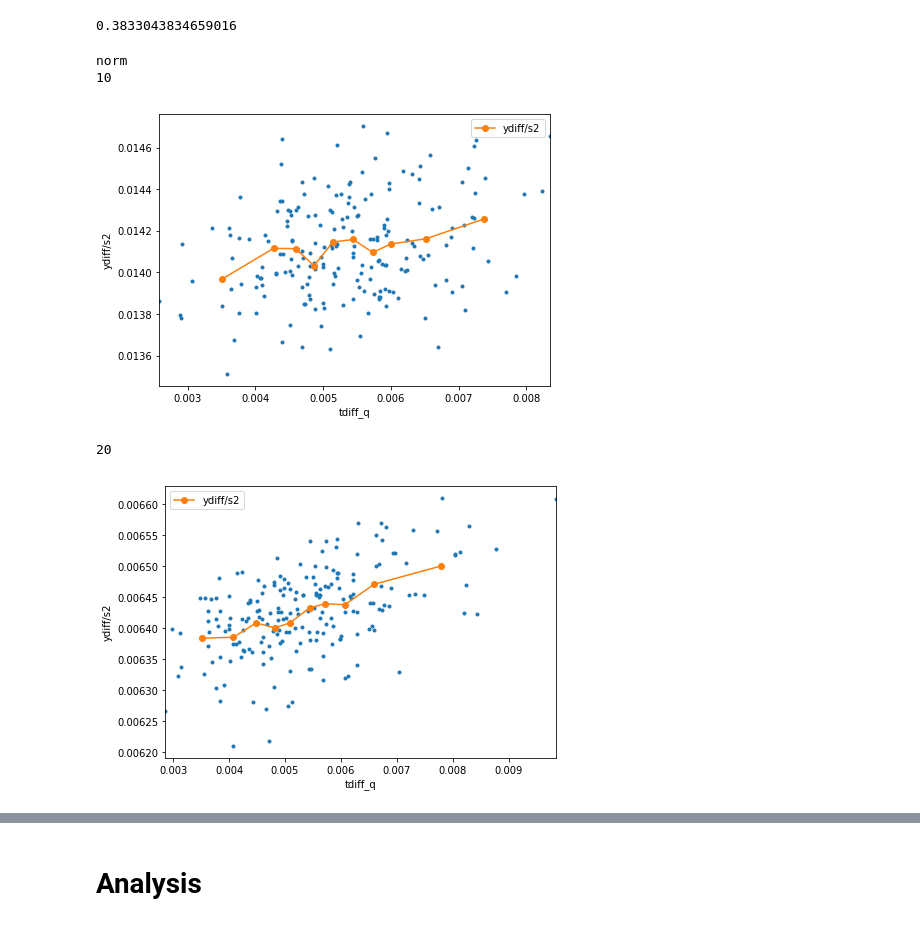
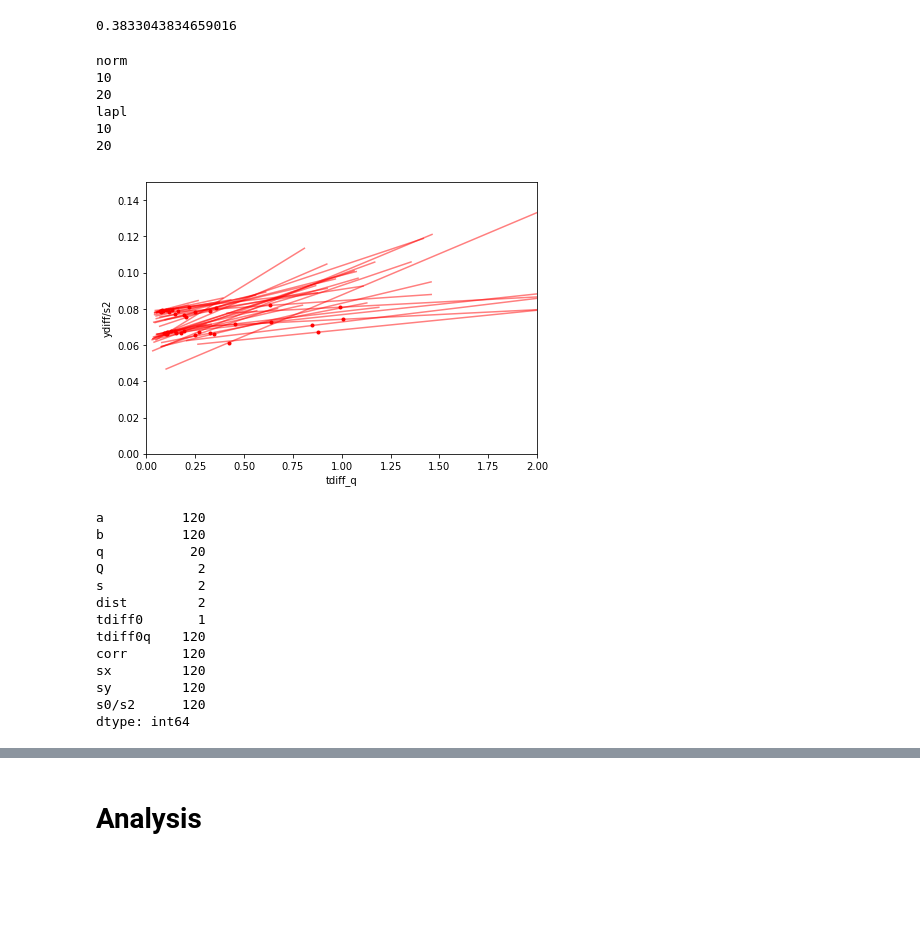
Before and after one commit to matuteiglesias/French_exports_bkp, a Jupyter notebook: code/notebooks/Partial dependence Computation - 2.ipynb, the cells around one changed output, grey strips where cells are left out. Cells and saved outputs as stored; diff of their text form; code cells hidden in the pictures; blank space fills up the shorter version.

Commit message:
Added user created data

```diff
--- a/code/notebooks/Partial dependence Computation - 2.ipynb
+++ b/code/notebooks/Partial dependence Computation - 2.ipynb
@@ -26,7 +26,7 @@ df_xy_list = []
 var_diff_i_list = []
 sizes = 'logn90'
 
-for dist in ['norm']:#, 'lapl']:
+for dist in ['norm', 'lapl']:
     print(dist)
     # Load previously simulated
     filename = './../../data/processed/exp_var_'+dist+'_1s_'+sizes+'.csv'
@@ -56,7 +56,7 @@ for dist in ['norm']:#, 'lapl']:
     t0f = s_dist_grouped[['max']].quantile(.3).values
     dist_s_t0_levels = (t0i + np.arange(0, 1, t0D)*(t0f - t0i)).round(4)
 
-    for s in [0.1, 0.2]:#df.s.unique():
+    for s in [0.2, 0.4]:#df.s.unique():
         df_ = df.loc[df.s == s]
 
         ###
@@ -172,7 +158,7 @@ df_xy_list = []
 var_diff_i_list = []
 sizes = 'logn90'
 
-for dist in ['norm']:#, 'lapl']:
+for dist in ['norm', 'lapl']:
     print(dist)
     # Load previously simulated
     filename = './../../data/processed/exp_var_'+dist+'_1s_'+sizes+'.csv'
@@ -203,7 +189,7 @@ for dist in ['norm']:#, 'lapl']:
 #     dist_s_t0_levels = (t0i + np.arange(0, 1, t0D)*(t0f - t0i)).round(4)
     dist_s_t0_levels = np.array(['median'])
 
-    for s in [0.1, 0.2]:#df.s.unique():
+    for s in [0.2, 0.4]:#df.s.unique():
         df_ = df.loc[df.s == s]
 
         ###
@@ -282,7 +268,8 @@ df_xy['var_t0/s2'] = df_xy['var_t0']/(df_xy.s)**2
 df_xy['var_diff_t0/s2'] = df_xy['var_diff_t0']/(df_xy.s)**2
 
 # df_xy['t0'] = df_xy.t0.round(4)
-df_xy[hvar0] = df_xy[hvar0].round(4)
-df_xy.to_csv('./../../data/processed/20190715_depce_test_'+sizes+'_diff_mediant0.csv')
+# df_xy[hvar0] = df_xy[hvar0].round(4)
+# df_xy.to_csv('./../../data/processed/20190715_depce_test_'+sizes+'_diff_mediant0.csv')
+df_xy.to_csv('./../../data/processed/20190718_depce_test_'+sizes+'_diff_mediant0.csv')
 # %% [output]
 norm
@@ -353,6 +340,9 @@ Name: s, dtype: object
 xvar = 'tdiff_qi'
 yvar = 'ydiff/s2'
 t0var = 'tdiff0'
+
+
+fig, ax = plt.subplots(1, figsize = (7, 5))
 
 fits1 = []
 fits2 = []
@@ -360,44 +350,53 @@ for dist in df_xy.dist.unique():
     print(dist)
     df_xy_d = df_xy.loc[df_xy.dist == dist]
     for Q in df_xy.Q.unique():
         print(Q)
         df_xy_dQ = df_xy_d.loc[df_xy_d.Q == Q]
-        fig, ax = plt.subplots(1, figsize = (7, 5))
         for s in df_xy.s.unique():
             df_xy_dQs = df_xy_dQ.loc[df_xy_dQ.s == s]
             for q in range(Q):
 
                 df_xy_dQqs = df_xy_dQs.loc[df_xy_dQs.q == q]
                 for t0 in df_xy_dQqs[hvar0].unique():
                     df_xy_dQqs0 = df_xy_dQqs.loc[df_xy_dQqs[hvar0] == t0]
                     t0q = df_xy_dQqs0.tdiff0q.unique()[0] # There should be only one value for all the i's with this q
 
                     x = df_xy_dQqs0[xvar]
                     y = df_xy_dQqs0[yvar]
+                    corrcoef = np.corrcoef(x, y)[0, 1]
 
                     line = np.polyfit(x, y, 1)
                     curv = np.polyfit(x, y, 2)
 
-                    fits1 += [np.hstack((line, [q, Q, s, dist, t0, t0q]))]
-                    fits2 += [np.hstack((curv, [q, Q, s, dist, t0, t0q]))]
+                    fits1 += [np.hstack((line, [q, Q, s, dist, t0, t0q, corrcoef, x.std(), y.std()]))]
+                    fits2 += [np.hstack((curv, [q, Q, s, dist, t0, t0q, corrcoef, x.std(), y.std()]))]
 
                     df_xy_q = df_xy.loc[df_xy.q == q]
 
-                if (s, q) == (.1, 1):
+                if (s, Q) == (.4, 20):
+#                 if s == .4:
                     df_xy_dQqs0 = df_xy_dQqs.loc[df_xy_dQqs[hvar0] == df_xy_dQqs[hvar0].unique()[0]]
-                    ax.plot(df_xy_dQqs0[xvar], df_xy_dQqs0[yvar], '.', alpha = 1)
-                    bin_mean = df_xy_dQqs0.groupby(pd.qcut(df_xy_dQqs0[xvar], 10)).mean()
-                    bin_mean.plot(xvar, yvar, marker = 'o', ax = ax)
 
-                    # ax.set_xlim(min(x), max(x))
-                    # ax.set_ylim(min(y), max(y))
+#                     ax.plot(df_xy_dQqs0[xvar], df_xy_dQqs0[yvar], '.', alpha = .5)
+
+                    xfit = np.arange(x.min(), x.max(), .01)
+                    ax.plot(xfit, xfit*line[0] + line[1], c = 'r', alpha = .5)
+                    ax.scatter(x.median(), x.median()*line[0] + line[1], c = 'r', marker = '.')
+
+#                     bin_mean = df_xy_dQqs0.groupby(pd.qcut(df_xy_dQqs0[xvar], 10)).mean()
+#                     bin_mean.plot(xvar, yvar, marker = 'o', ax = ax)
+
+                    ax.set_xlim(0, 2)
+                    ax.set_ylim(0, .15)
                     ax.set_xlabel('tdiff_q')
                     ax.set_ylabel('ydiff/s2')
-        plt.show()
+plt.show()
 # %% [output]
 norm
 10
+20
+lapl
+10
+20
-[figure, old version]
+[figure, new version]
-20
-[figure, removed]
 # %%
@@ -419,3 +418,19 @@ fits2.to_csv('./../../data/processed/20190715_depce_test_fits2_'+sizes+'_diff_me
+# %%
+fits1.nunique()
+# %% [output]
+a          120
+b          120
+q           20
+Q            2
+s            2
+dist         2
+tdiff0       1
+tdiff0q    120
+corr       120
+sx         120
+sy         120
+s0/s2      120
+dtype: int64
 # %%
 # fits1.plot(x = 'tdiff0',y = 'tdiff0q', marker = '.', lw = 0)
 # fits1.hist('tdiff0q',bins = 50)
```
Also changed, not shown: parts of 17 cells of this notebook.
